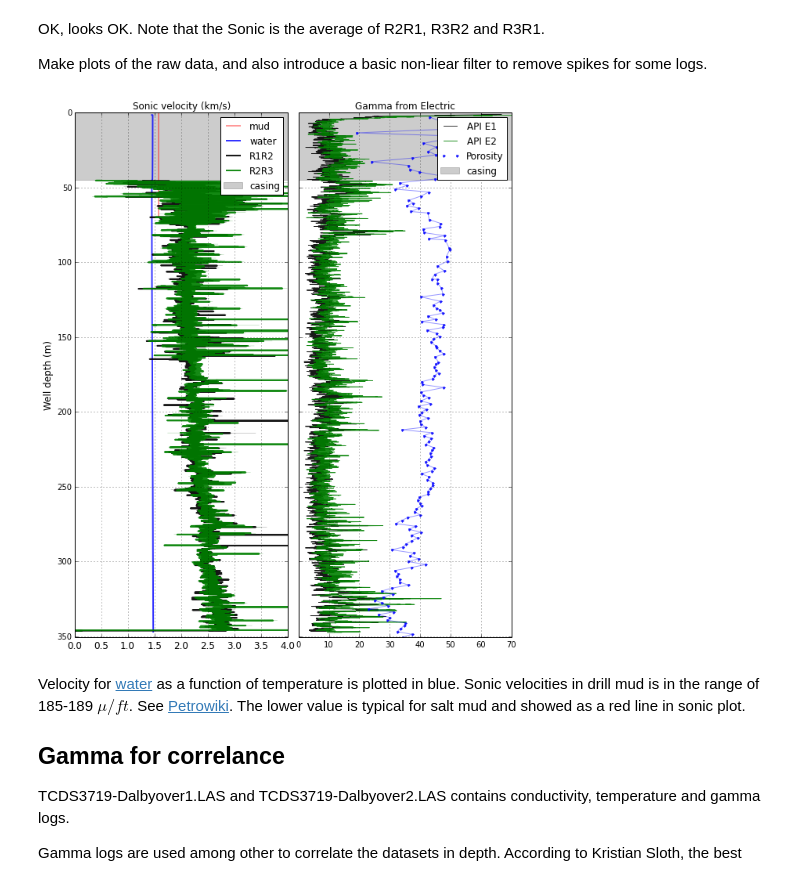
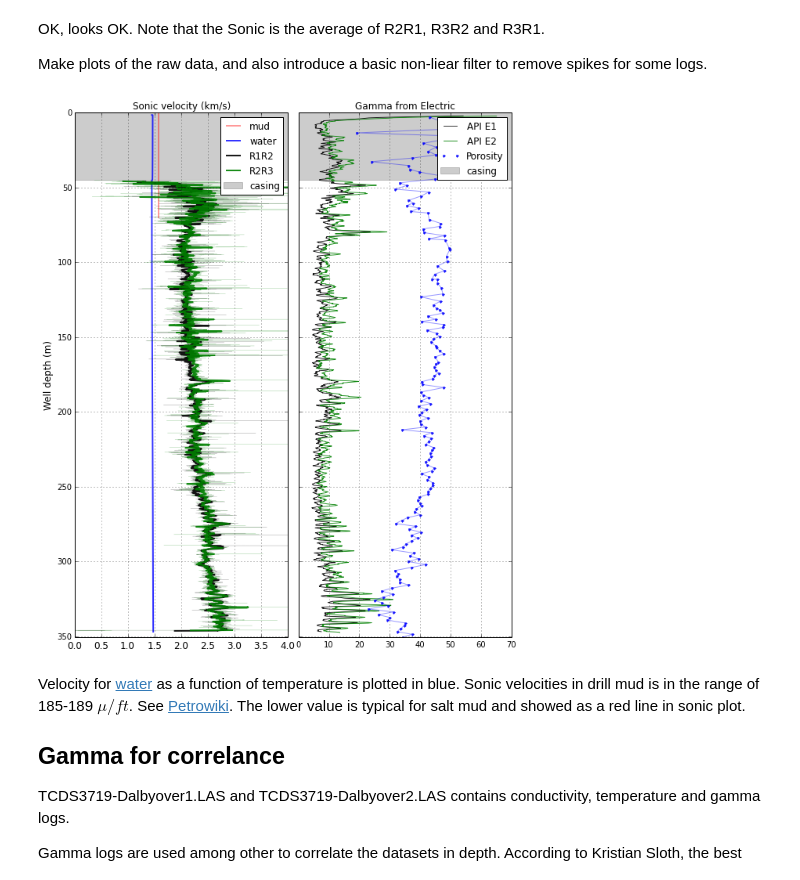
Before and after one commit to TobbeTripitaka/Dalbyover, a Jupyter notebook: Dalbyover sonic log.ipynb, the cells around one changed output. Saved outputs shown, nothing was run; the diff lists cells and outputs as text; code cells hidden in the pictures.

```diff
--- a/Dalbyover sonic log.ipynb
+++ b/Dalbyover sonic log.ipynb
@@ -173,7 +173,7 @@ def smooth_filter(raw,kernel=51):
     '''
     Apply median filter, set window size. Must be odd number.
     '''
-    return signal.medfilt(raw, kernel_size=5)
+    raw = signal.medfilt(raw, kernel_size=5)
     return pd.rolling_mean(raw, kernel)
 
 # Apply smoothing filter kernel is median window size, must be odd
@@ -212,34 +212,34 @@ casing_plot()
 
 plt.setp(ax1.get_xticklabels(), fontsize=12)
 plt.xlim(0, 4)
 plt.grid()
 plt.legend()
 
 # Plot gamma
 ax2 = plt.subplot(122, sharey=ax1)
 plt.title('Gamma from Electric', fontsize = 12)
 well_plot(smooth_filter(data['NGAM_E1'],101), lw=0.9, label='API E1')
 well_plot(smooth_filter(data['NGAM_E2'],101), lw=0.9, color ='green', label='API E2')
 
 plt.xlim(0, 30)
 plt.ylim(max(data['DEPTH']),0)
 plt.setp(ax2.get_yticklabels(), visible=False)
 casing_plot()
 
 # Plot porosity
 mask = np.isfinite(data['POROSITY'])
 plt.plot(data['POROSITY'][mask],data['DEPTH'][mask],'.b', alpha=0.9,label='Porosity')
 plt.plot(data['POROSITY'][mask],data['DEPTH'][mask],'b-', alpha=0.4)
 
 plt.xlim(0, 70)
 plt.ylim(max(data['DEPTH']),0)
 plt.setp(ax2.get_yticklabels(), visible=False)
 plt.grid()
 plt.legend()
 
 plt.show()
 # %% [output]
-[figure, old version]
+[figure, new version]
 # %% [markdown]
 Velocity for [water](http://www.sciencedirect.com/science/article/pii/S030156299800091X) as a function of temperature is plotted in blue.
 Sonic velocities in drill mud is in the range of 185-189 $\mu/ ft$. See [Petrowiki](http://petrowiki.org/Porosity_evaluation_with_acoustic_logging). The lower value is typical for salt mud and showed as a red line in sonic plot.
```
Also changed, not shown: parts of 1 cell of this notebook.
